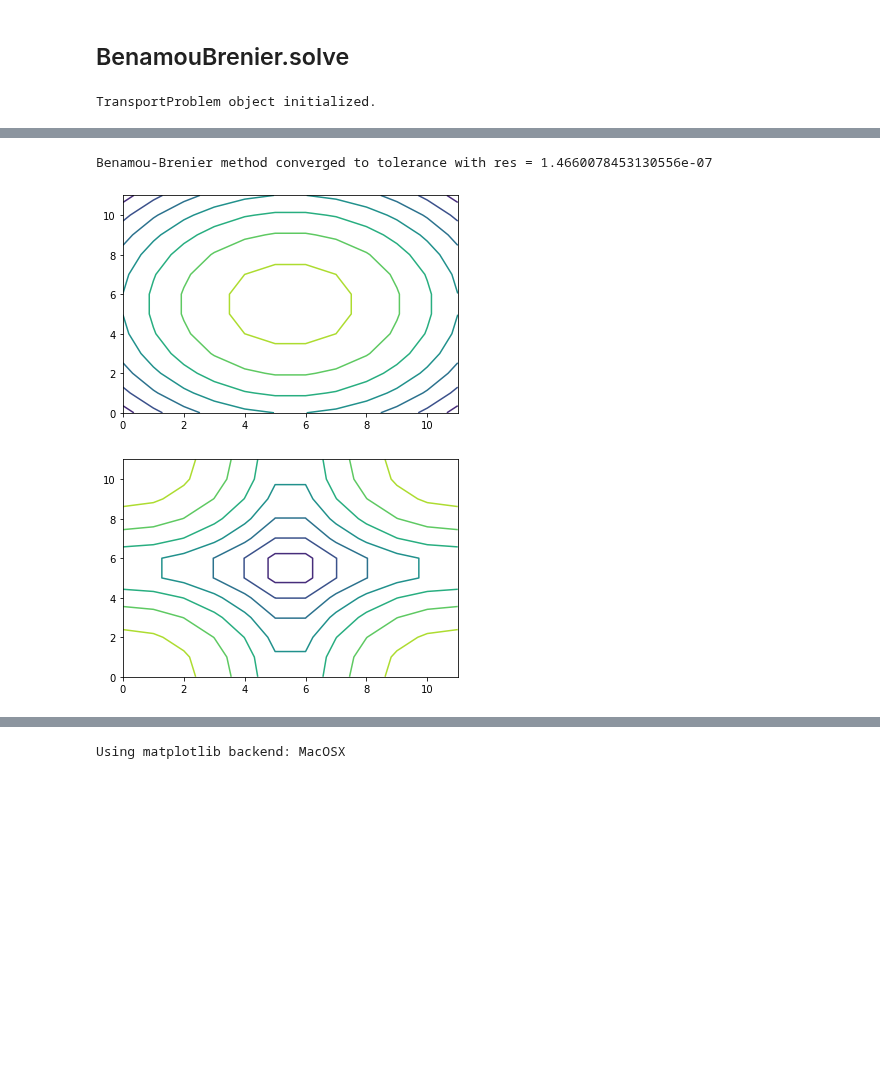
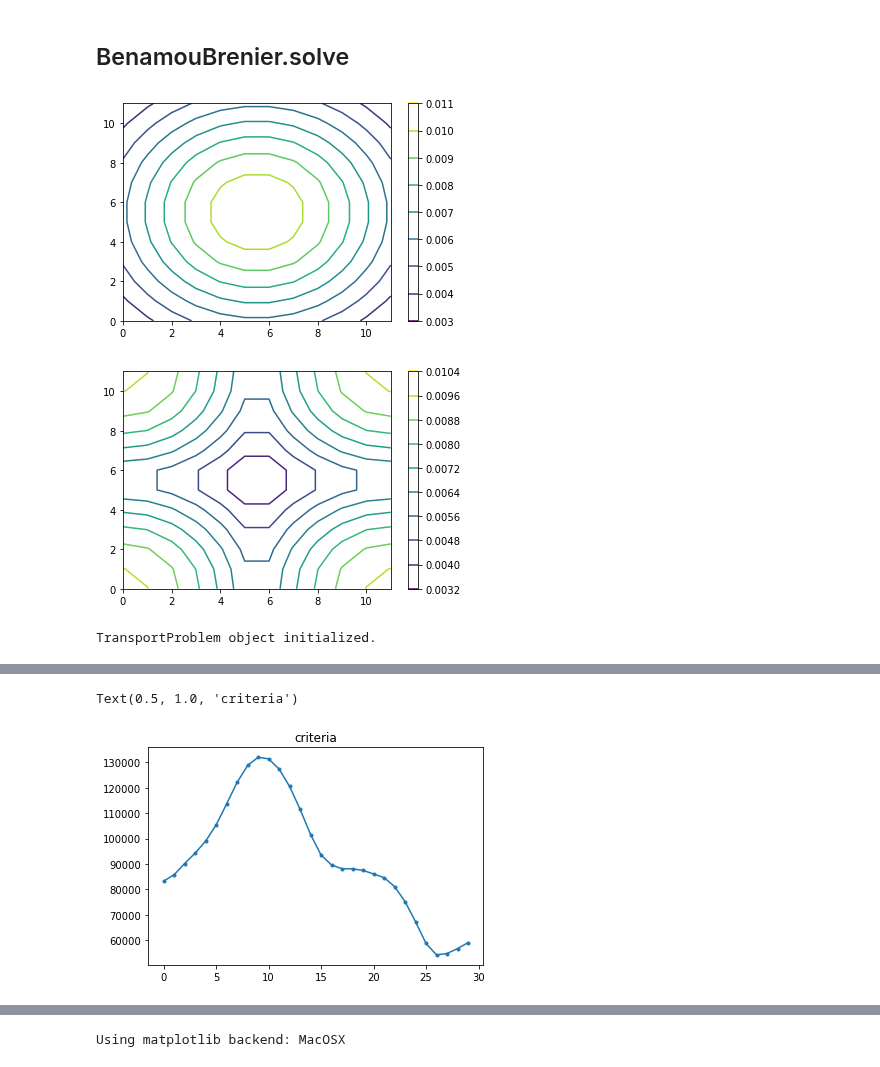
Before and after one commit to Benoit-Muller/Computational-Optimal-Transport, a Jupyter notebook: tests_BB.ipynb, the cells around one changed output, grey strips where cells are left out. Saved outputs shown, nothing was run; the diff lists cells and outputs as text; code cells hidden in the pictures; blank space fills up the shorter version.

```diff
--- a/tests_BB.ipynb
+++ b/tests_BB.ipynb
@@ -27,28 +30,36 @@ np.sqrt(d)
 # %%
 %matplotlib inline
 rng = np.random.default_rng(123)
 from scipy.stats import multivariate_normal
 from matplotlib.widgets import Slider
 N=12
 T=N
 mesh= np.array(np.meshgrid(np.linspace(0,1,N),np.linspace(0,1,N)))
 
 #mean1, cov1 = random_gaussian_parameters(2,rng)
 #mean2, cov2 = random_gaussian_parameters(2,rng)
-mean1 , cov1 = 0.5 * np.ones((2)) , np.eye(2) / 10
-mean2 , cov2 = 1 * np.ones((2)) , np.eye(2) / 10
+sigma = 0.2
+mean1 , cov1 = 0.5 * np.ones((2)) , sigma * np.eye(2)
+mean2 , cov2 = 1 * np.ones((2)) , sigma * np.eye(2)
 
 mu,nu = np.empty((N,N)),np.empty((N,N))
 for idx in np.ndindex((N,N)):
-    mu[idx] = np.exp(-0.5*torus_dist2(mesh[(...,*idx)],mean1)/10)
-    nu[idx] = np.exp(-0.5*torus_dist2(mesh[(...,*idx)],mean2)/10)
+    mu[idx] = np.exp(-0.5*torus_dist2(mesh[(...,*idx)],mean1)/sigma)
+    nu[idx] = np.exp(-0.5*torus_dist2(mesh[(...,*idx)],mean2)/sigma)
 mu = mu/np.sum(mu)
 nu = nu/np.sum(nu)
 plt.figure()
 plt.contour(mu)
+plt.colorbar()
 plt.figure()
 plt.contour(nu)
-prob1 = TransportProblem(mesh,mu,nu,T,tau=1.0)
-prob1.solve(maxiter=1)
+plt.colorbar()
+plt.show()
+prob1 = TransportProblem(mesh,mu,nu,T,tau=0.1)
+criteria = prob1.solve(maxiter=30)
+plt.plot(criteria,'.-')
+plt.title("criteria")
 # %% [output]
+[figure, new version]
+[figure, new version]
 TransportProblem object initialized.
@@ -57,6 +67,5 @@ To use the future default and silence this warning we advise to pass `rcond=None
-Benamou-Brenier method converged to tolerance with res = 1.4660078453130556e-07
+Text(0.5, 1.0, 'criteria')
-[figure, old version]
-[figure, old version]
+[figure, added]
 # %%
 %matplotlib inline
 tt= np.linspace(0,1,5)
```
Also changed, not shown: parts of 5 cells of this notebook, 1 other file.
